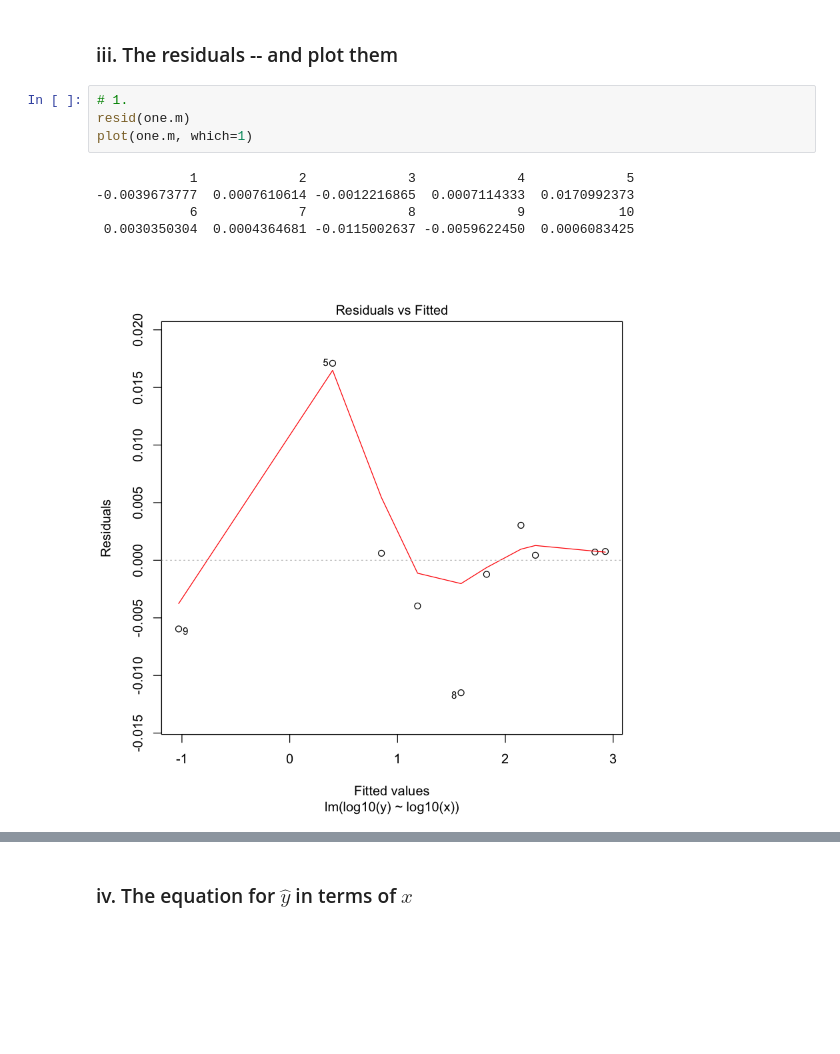
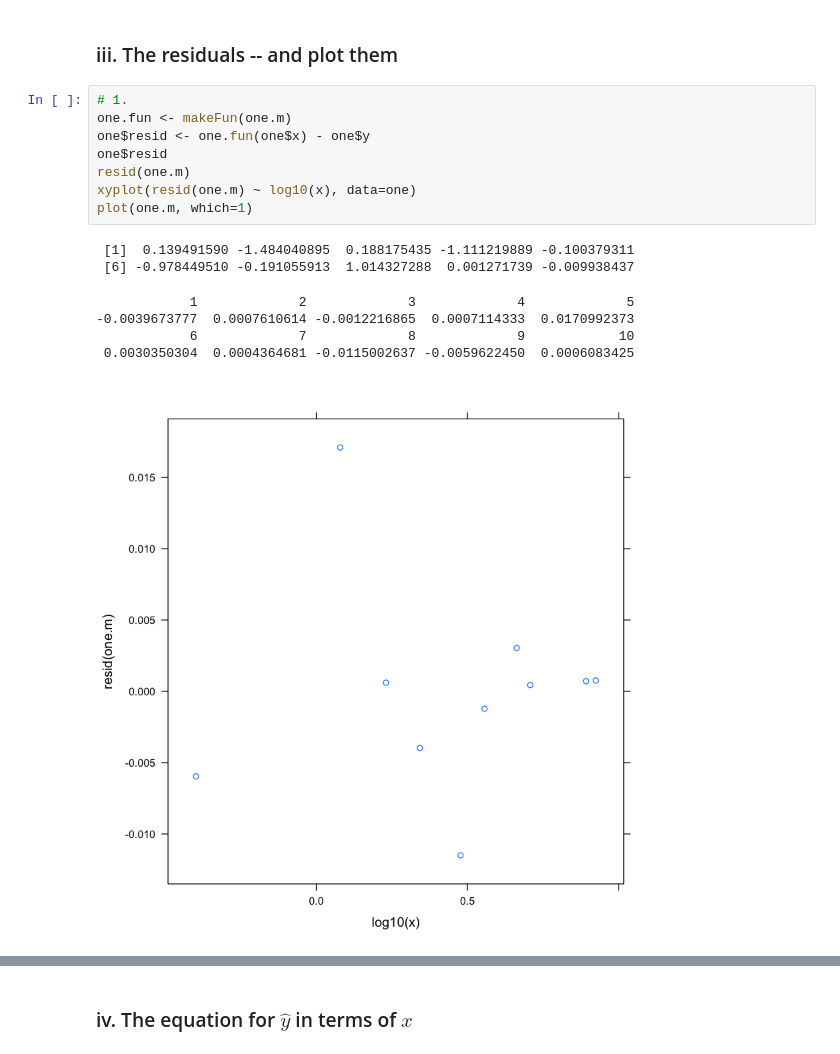
Before and after one commit to blsage/ap-stats-homeworks, a Jupyter notebook: test-2-thp.ipynb, the cells around one changed output, grey strips where cells are left out. Drawn from its saved outputs; the diff is of its cells as text; blank space fills up the shorter version.

Commit message:
Made clearer graphs for THP residuals

```diff
--- a/test-2-thp.ipynb
+++ b/test-2-thp.ipynb
@@ -131,11 +150,17 @@ paste("log(y-hat) = ", epsilon.0, " + ", epsilon.1, "x")
 ### iii. The residuals  -- and plot them
 # %%
 # 1.
+one.fun <- makeFun(one.m)
+one$resid <- one.fun(one$x) - one$y
+one$resid
 resid(one.m)
+xyplot(resid(one.m) ~ log10(x), data=one)
 plot(one.m, which=1)
 # %% [output]
-            1             2             3             4             5
--0.0039673777  0.0007610614 -0.0012216865  0.0007114333  0.0170992373
-            6             7             8             9            10
- 0.0030350304  0.0004364681 -0.0115002637 -0.0059622450  0.0006083425
+ [1]  0.139491590 -1.484040895  0.188175435 -1.111219889 -0.100379311
+ [6] -0.978449510 -0.191055913  1.014327288  0.001271739 -0.009938437
+            1             2             3             4             5
+-0.0039673777  0.0007610614 -0.0012216865  0.0007114333  0.0170992373
+            6             7             8             9            10
+ 0.0030350304  0.0004364681 -0.0115002637 -0.0059622450  0.0006083425
-[figure, old version]
+[figure, new version]
```
Also changed, not shown: parts of 4 cells of this notebook, 1 other file.
